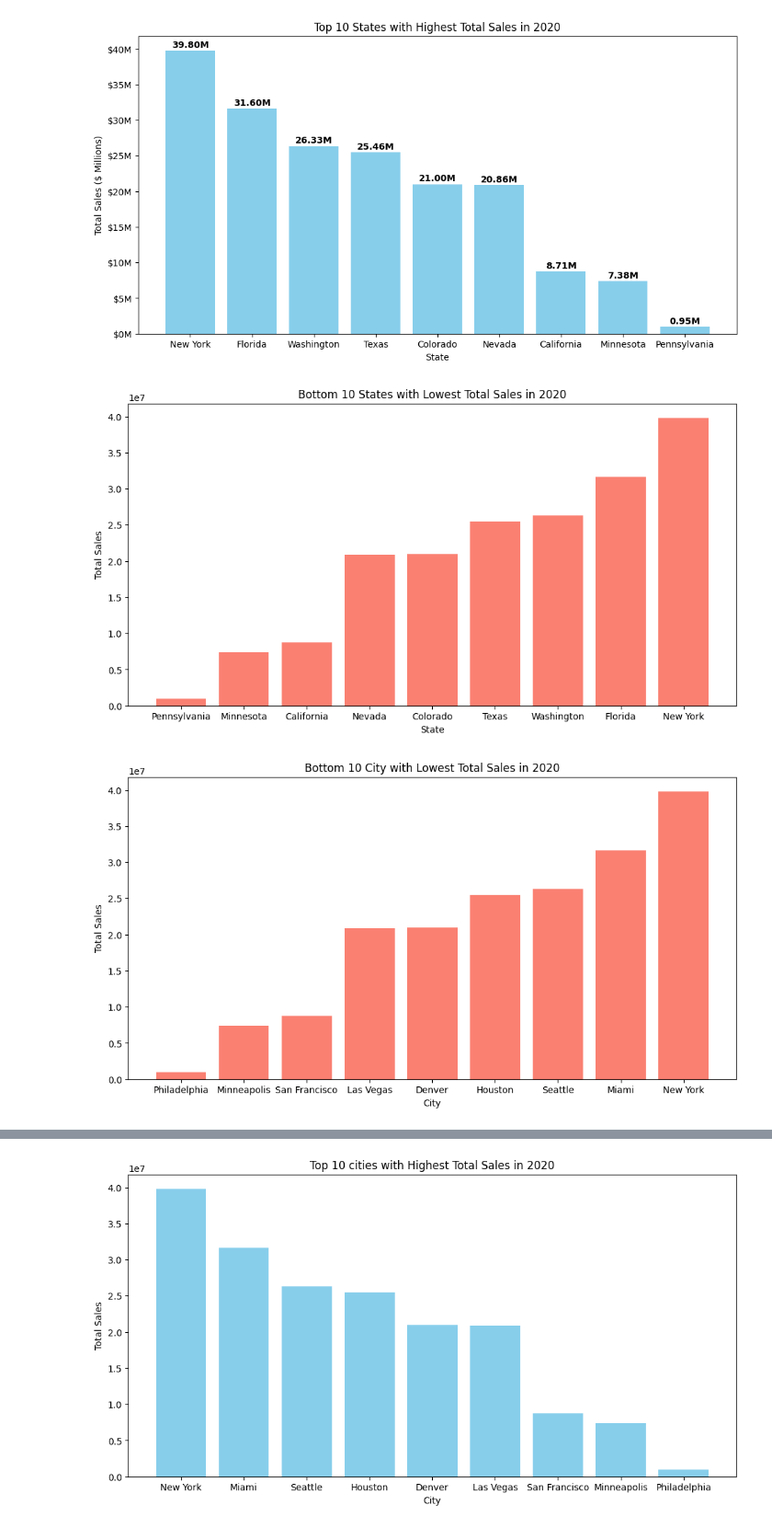
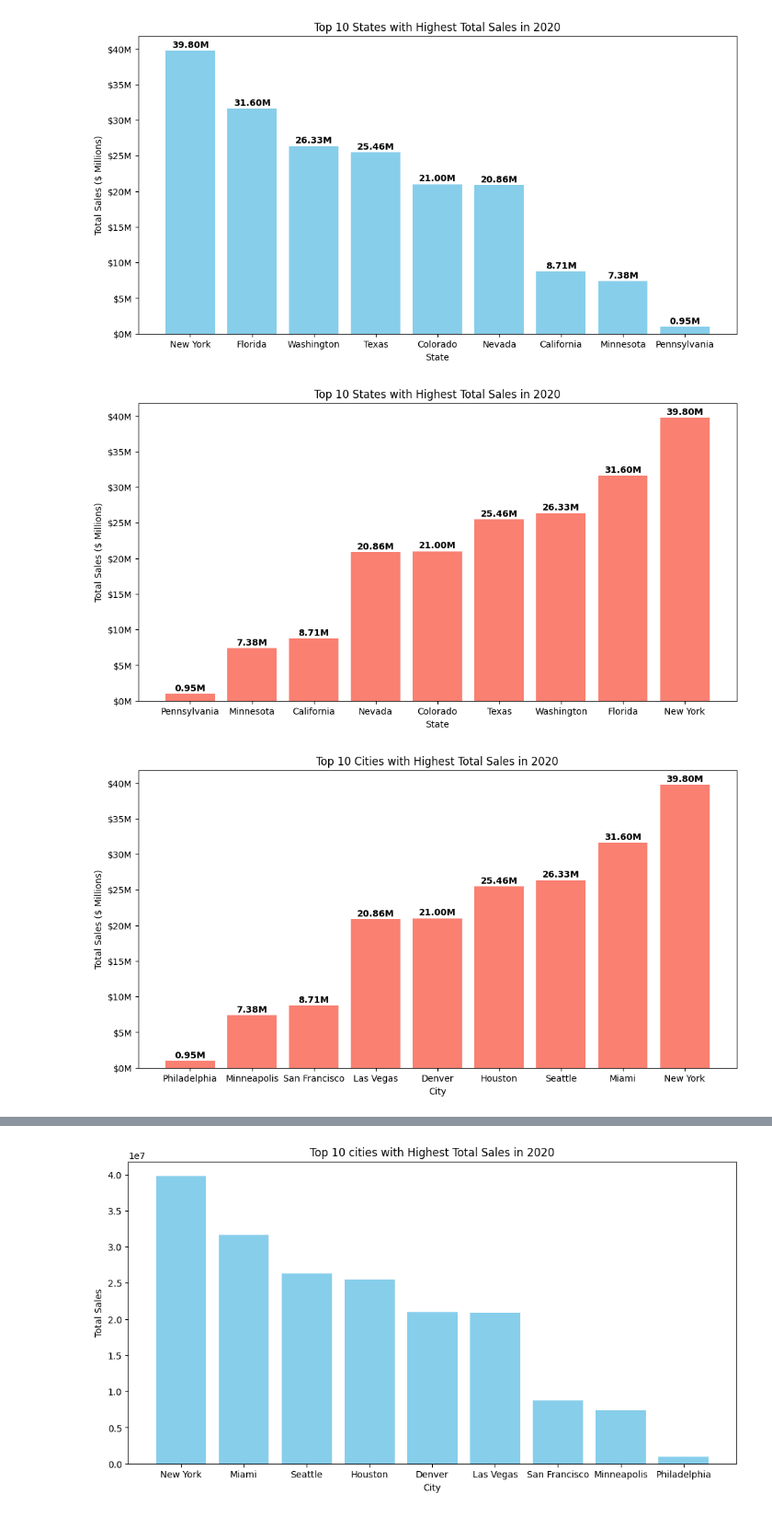
Before and after one commit to delatorrena2016/sql-etl-analytics, a Jupyter notebook: exp.ipynb, the cells around one changed output, grey strips where cells are left out. Shown at 92% size. Saved outputs shown, nothing was run; the diff lists cells and outputs as text; code cells hidden in the pictures.

```diff
--- a/exp.ipynb
+++ b/exp.ipynb
@@ -423,31 +423,41 @@ plt.show()
 # %%
 # Dataset
 df = pd.read_excel("Adidas US Sales Datasets.xlsx", sheet_name="Data Sales Adidas", skiprows=range(4), usecols="B:N")
 
 # Convert 'Invoice Date' to datetime for easier handling
 df['Invoice Date'] = pd.to_datetime(df['Invoice Date'])
 
 # Extract year from 'Invoice Date'
 df['Year'] = df['Invoice Date'].dt.year
 
 # Filter data for the year 2022
 df_2020 = df[df['Year'] == 2020]
 
 # Group by 'State' and calculate total sales
 total_sales_by_state = df_2020.groupby('State')['Total Sales'].sum().reset_index()
 
-# Get the bottom 10 states with the lowest total sales
-bottom_10_states = total_sales_by_state.nsmallest(10, 'Total Sales')
+# Get the top 10 states with the highest total sales
+top_10_states = total_sales_by_state.nsmallest(10, 'Total Sales')
 
-# Plotting a bar chart for the bottom 10 states
+# Function to format y-axis labels in millions
+def millions_formatter(x, pos):
+    return f'${x / 1_000_000:.0f}M'
+
+# Plotting a bar chart for the top 10 states
 plt.figure(figsize=(12, 6))
-plt.bar(bottom_10_states['State'], bottom_10_states['Total Sales'], color='salmon')
+plt.bar(top_10_states['State'], top_10_states['Total Sales'], color='salmon')
 plt.xlabel('State')
-plt.ylabel('Total Sales')
-plt.title('Bottom 10 States with Lowest Total Sales in 2020')
+plt.ylabel('Total Sales ($ Millions)')
+plt.title('Top 10 States with Highest Total Sales in 2020')
+
+# Adding total sales on top of bars in millions
+for i, sales in enumerate(top_10_states['Total Sales']):
+    plt.text(i, sales + 0.02 * max(top_10_states['Total Sales']), f'{sales / 1_000_000:.2f}M', ha='center', va='center', rotation=0, color='black', fontweight='bold')
+
+plt.gca().yaxis.set_major_formatter(millions_formatter)  # Use the millions formatter for y-axis labels
 plt.show()
 # %% [output]
-[figure, old version]
+[figure, new version]
 # %%
 # Dataset
 df = pd.read_excel("Adidas US Sales Datasets.xlsx", sheet_name="Data Sales Adidas", skiprows=range(4), usecols="B:N")
@@ -464,15 +474,25 @@ df_2020 = df[df['Year'] == 2020]
 # Group by 'State' and calculate total sales
 total_sales_by_state = df_2020.groupby('City')['Total Sales'].sum().reset_index()
 
-# Get the bottom 10 states with the lowest total sales
-bottom_10_states = total_sales_by_state.nsmallest(10, 'Total Sales')
+# Get the top 10 states with the highest total sales
+top_10_states = total_sales_by_state.nsmallest(10, 'Total Sales')
 
-# Plotting a bar chart for the bottom 10 states
+# Function to format y-axis labels in millions
+def millions_formatter(x, pos):
+    return f'${x / 1_000_000:.0f}M'
+
+# Plotting a bar chart for the top 10 states
 plt.figure(figsize=(12, 6))
-plt.bar(bottom_10_states['City'], bottom_10_states['Total Sales'], color='salmon')
+plt.bar(top_10_states['City'], top_10_states['Total Sales'], color='salmon')
 plt.xlabel('City')
-plt.ylabel('Total Sales')
-plt.title('Bottom 10 City with Lowest Total Sales in 2020')
+plt.ylabel('Total Sales ($ Millions)')
+plt.title('Top 10 Cities with Highest Total Sales in 2020')
+
+# Adding total sales on top of bars in millions
+for i, sales in enumerate(top_10_states['Total Sales']):
+    plt.text(i, sales + 0.02 * max(top_10_states['Total Sales']), f'{sales / 1_000_000:.2f}M', ha='center', va='center', rotation=0, color='black', fontweight='bold')
+
+plt.gca().yaxis.set_major_formatter(millions_formatter)  # Use the millions formatter for y-axis labels
 plt.show()
 # %% [output]
-[figure, old version]
+[figure, new version]
```
Also changed, not shown: parts of 4 cells of this notebook.
